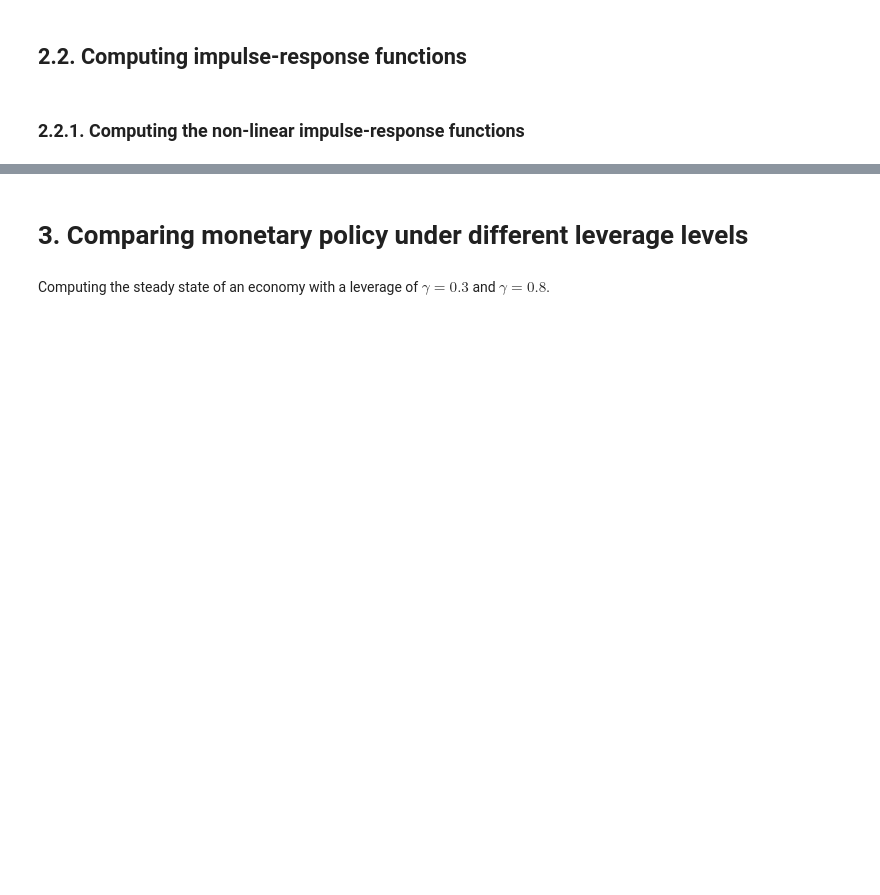
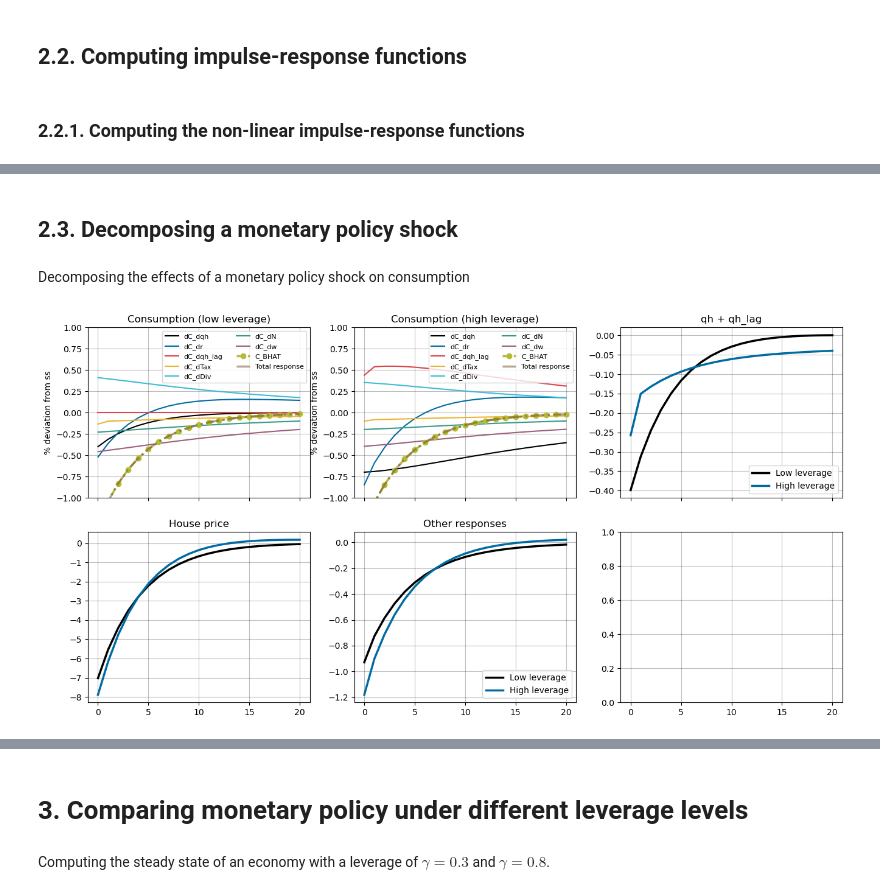
Before and after one commit to thom364e/sequence-jacobian, a Jupyter notebook: notebooks/housing_main_v2.ipynb, the cells around one changed output, grey strips where cells are left out. Saved outputs shown, nothing was run; the diff lists cells and outputs as text; code cells hidden in the pictures; blank space fills up the shorter version.

```diff
--- a/notebooks/housing_main_v2.ipynb
+++ b/notebooks/housing_main_v2.ipynb
@@ -10,12 +10,15 @@ warnings.simplefilter('always', RuntimeWarning)
 
 plt.rcParams.update({"axes.grid":True,"grid.color":"black","grid.alpha":"0.25","grid.linestyle":"-"})
 plt.rcParams.update({'font.size': 10})
-# plt.rcParams['axes.prop_cycle'] = plt.cycler(color=['#000000','#006BA2','#DB444B','#EBB434','#3EBCD2','#379A8B','#9A607F', '#B4BA39'])
+plt.rcParams['axes.prop_cycle'] = plt.cycler(color=['#000000','#006BA2','#DB444B','#EBB434',
+                                                    '#3EBCD2','#379A8B','#9A607F', '#B4BA39', '#754C24'])
 
 from sequence_jacobian import simple, solved, combine, create_model  # functions
 from sequence_jacobian import grids, hetblocks                       # modules
 from sequence_jacobian import interpolate
+from sequence_jacobian import drawdag
 from scipy.interpolate import interp1d
+from types import SimpleNamespace
 
 # importing own modules
 import hh_housing_v3 # contains the single EGM step
@@ -639,0 +544,4 @@ plt.show()
+# %% [markdown]
+## 2.3. Decomposing a monetary policy shock
+# %% [markdown]
+Decomposing the effects of a monetary policy shock on consumption
@@ -639,0 +580,59 @@ plt.show()
+# %%
+decomp_dict_ll = vars(decomp.lowleverage)
+decomp_dict_hl = vars(decomp.highleverage)
+
+total_response_ll = 0
+total_response_hl = 0
+
+for (key, value) in decomp_dict_ll.items():
+    total_response_ll += value
+
+for (key, value) in decomp_dict_hl.items():
+    total_response_hl += value
+
+ncols = 3
+nrows = 2
+fig, ax = plt.subplots(nrows, ncols, figsize=(16,8), sharex=True)
+ax = ax.flatten()
+
+for (key, value) in decomp_dict_ll.items():
+    ax[0].plot(100*value[:21], label = key)
+
+ax[0].plot(100*irf.lowleverage['C_BHAT'][:21], label = 'C_BHAT', linestyle='--', linewidth=2.5, marker='o')
+ax[0].plot(100*total_response_ll[:21], label = 'Total response', linestyle='dashdot', linewidth=2.5, alpha = 0.5)
+ax[0].legend(ncols = 2, fontsize = 8)
+ax[0].set_title('Consumption (low leverage)')
+ax[0].set_ylabel('% deviation from ss')
+ax[0].set_ylim(-1.0, 1.0)
+
+for (key, value) in decomp_dict_hl.items():
+    ax[1].plot(100*value[:21], label = key)
+
+ax[1].plot(100*irf.highleverage['C_BHAT'][:21], label = 'C_BHAT', linestyle='--', linewidth=2.5, marker='o')
+ax[1].plot(100*total_response_hl[:21], label = 'Total response', linestyle='dashdot', linewidth=2.5, alpha = 0.5)
+ax[1].legend(ncols = 2, fontsize = 8)
+ax[1].set_title('Consumption (high leverage)')
+ax[1].set_ylabel('% deviation from ss')
+ax[1].set_ylim(-1.0, 1.0)
+
+# ax[1].plot(100*irf['qh'][:21], linewidth=2.5)
+# ax[1].set_title('House price')
+
+ax[2].plot(100*(decomp.lowleverage.dC_dqh[:21] + decomp.lowleverage.dC_dqh_lag[:21]), linewidth=2.5, label = 'Low leverage')
+ax[2].plot(100*(decomp.highleverage.dC_dqh[:21] + decomp.highleverage.dC_dqh_lag[:21]), linewidth=2.5, label = 'High leverage')
+ax[2].set_title('qh + qh_lag')
+ax[2].legend()
+
+ax[3].plot(100*irf.lowleverage['qh'][:21], linewidth=2.5, label = 'Low leverage')
+ax[3].plot(100*irf.highleverage['qh'][:21], linewidth=2.5, label = 'High leverage')
+ax[3].set_title('House price')
+
+ax[4].plot(100*(total_response_ll[:21] - (decomp.lowleverage.dC_dqh[:21] + decomp.lowleverage.dC_dqh_lag[:21])), linewidth=2.5, label = 'Low leverage')
+ax[4].plot(100*(total_response_hl[:21] - (decomp.highleverage.dC_dqh[:21] + decomp.highleverage.dC_dqh_lag[:21])), linewidth=2.5, label = 'High leverage')
+ax[4].set_title('Other responses')
+ax[4].legend()
+
+
+plt.show()
+# %% [output]
+[figure, added]
```
Also changed, not shown: parts of 29 cells of this notebook, 2 other files.
